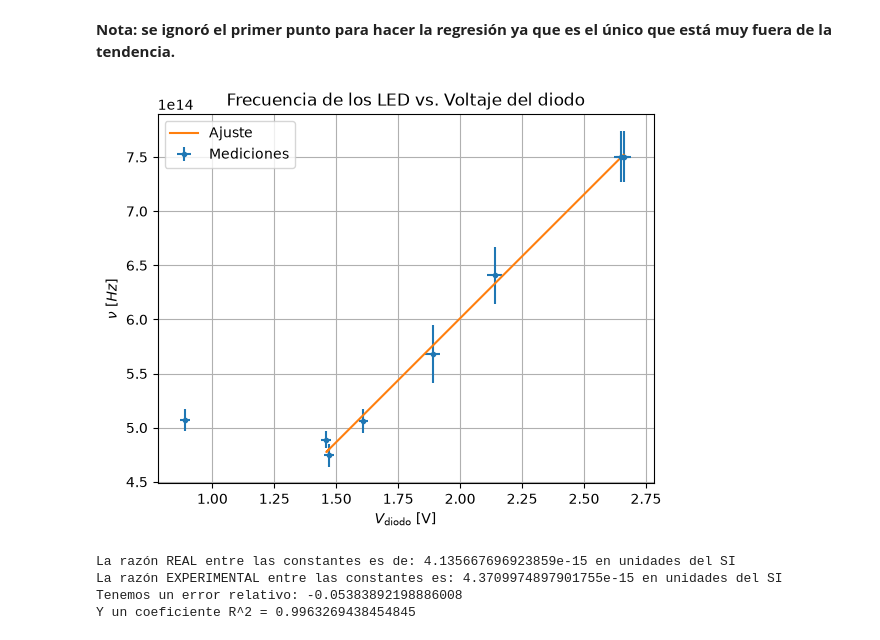
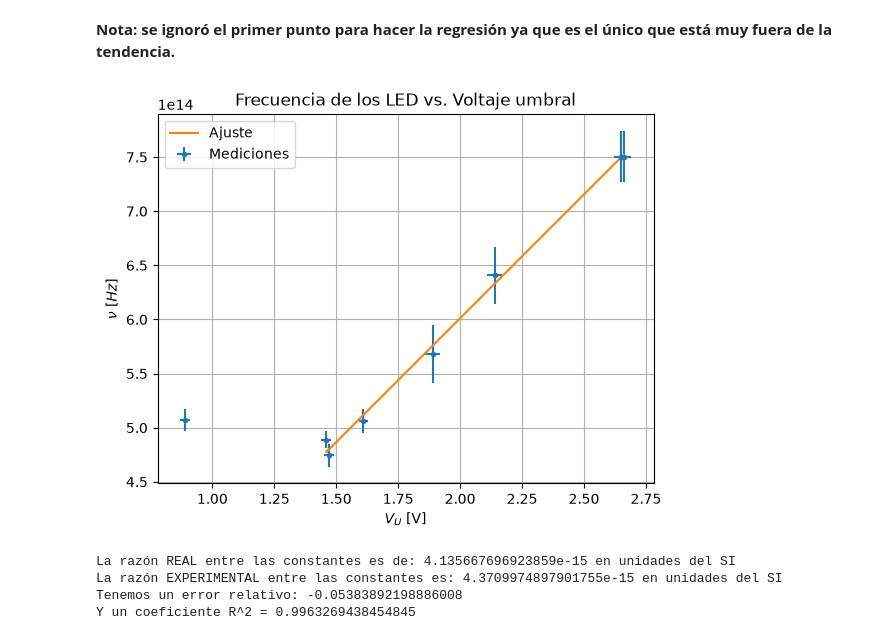
Before and after one commit to Alexi5omg/Labo-Contemporanea, a Jupyter notebook: Practica3/AnalisisP3.ipynb, the cells around one changed output. Drawn from its saved outputs; the diff is of its cells as text; code cells hidden in the pictures.

```diff
--- a/Practica3/AnalisisP3.ipynb
+++ b/Practica3/AnalisisP3.ipynb
@@ -515,13 +515,13 @@ Frec_reg = model.predict(Vd_reshape) #Hacemos las predicciones (la regresión li
 # %%
 plt.errorbar(Vd,Frec,xerr=inc_Vd,yerr=inc_Frec,fmt='.',label=r'Mediciones')
 plt.plot(Vd[1:],Frec_reg,label='Ajuste')
-plt.title(r'Frecuencia de los LED vs. Voltaje del diodo')
-plt.xlabel(r'$V_\text{diodo}$ [V]'), plt.ylabel(r'$\nu$ [$Hz$]')
+plt.title(r'Frecuencia de los LED vs. Voltaje umbral')
+plt.xlabel(r'$V_{U}$ [V]'), plt.ylabel(r'$\nu$ [$Hz$]')
 plt.legend()
 plt.grid()
 plt.show()
 # %% [output]
-[figure, old version]
+[figure, new version]
 # %%
 m = model.coef_[0]     #m: pendiente (e/h)
 #b = model.intercept_   #b: ordenada al origen en A
```
Also changed, not shown: parts of 1 cell of this notebook, 16 other files.
